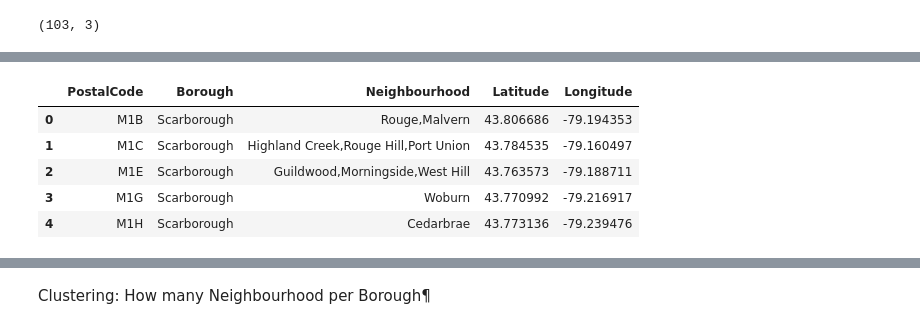
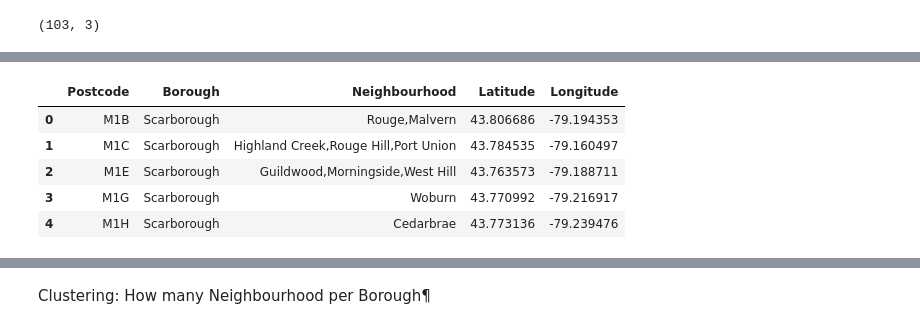
Before and after one commit to nikhild977/Nikhil, a Jupyter notebook: capstone project2.ipynb, the cells around one changed output, grey strips where cells are left out. Saved outputs shown, nothing was run; the diff lists cells and outputs as text; code cells hidden in the pictures.

```diff
--- a/capstone project2.ipynb
+++ b/capstone project2.ipynb
@@ -47,0 +46,4 @@ dfN=dfN.reset_index()
+# %%
+df_Toronto = df.groupby(by=['Postcode', 'Borough']).agg(lambda x:','.join(x))
+df_Toronto.reset_index(inplace=True)
+df_Toronto.head()
@@ -111,0 +71,8 @@ data.head()
+# %%
+import numpy as np
+df_Toronto['Neighbourhood'] = np.where(df_Toronto.Neighbourhood == "Not assigned", df_Toronto.Borough, df_Toronto.Neighbourhood)
+
+#another option, not using numpy
+#df_Toronto.loc[df_Toronto['Neighbourhood'] == "Not assigned"] = df_Toronto['Borough']
+
+df_Toronto.head()
@@ -111,0 +99,3 @@ data.head()
+# %%
+df_geo = pd.read_csv('http://cocl.us/Geospatial_data')
+df_geo.head()
@@ -111,0 +119,3 @@ data.head()
+# %%
+df_torgeo = pd.merge(df_Toronto, df_geo, how='inner', left_on='Postcode', right_on='Postal Code')
+df_torgeo.head()
@@ -112,9 +129,8 @@ data.head()
 # %%
-dfTotal=dfN.merge(data, left_on='PostalCode', right_on='Postal Code')
-dfTotal.drop(["Postal Code"], axis=1, inplace=True)
-dfTotal.head()
+df_torgeo.drop(['Postal Code'], axis = 1, inplace =True)
+df_torgeo.head()
 # %% [output]
-|  | PostalCode | Borough | Neighbourhood | Latitude | Longitude |
+|  | Postcode | Borough | Neighbourhood | Latitude | Longitude |
 | 0 | M1B | Scarborough | Rouge,Malvern | 43.806686 | -79.194353 |
 | 1 | M1C | Scarborough | Highland Creek,Rouge Hill,Port Union | 43.784535 | -79.160497 |
 | 2 | M1E | Scarborough | Guildwood,Morningside,West Hill | 43.763573 | -79.188711 |
```
Also changed, not shown: parts of 34 cells of this notebook.
